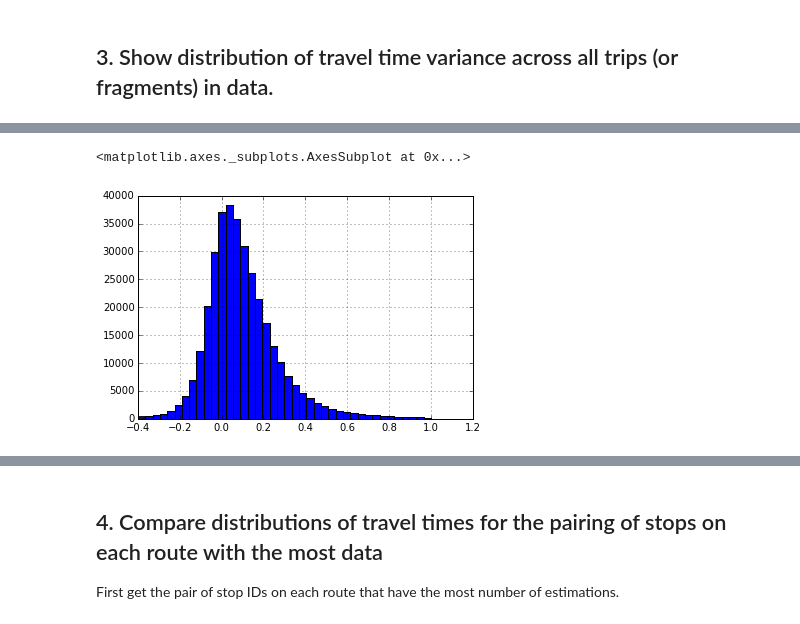
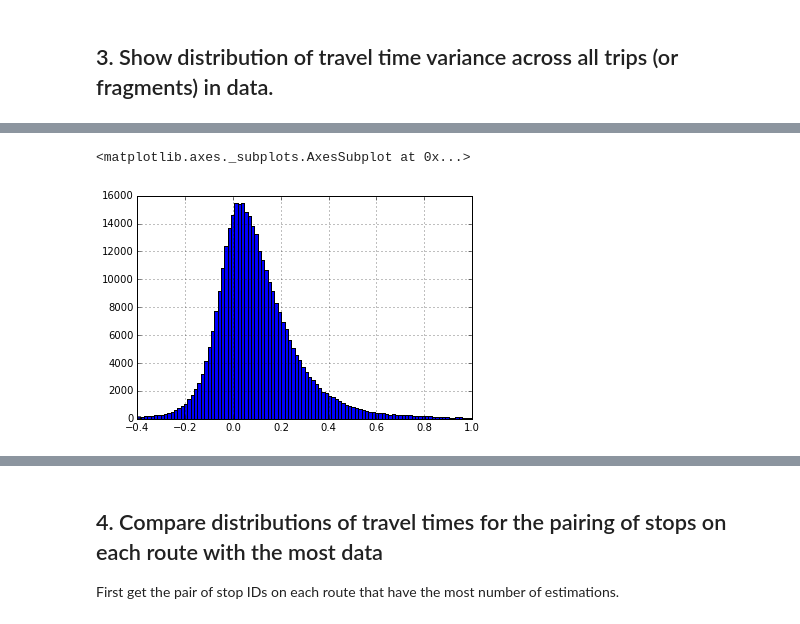
Before and after one commit to sarangof/Bus-Capstone, a Jupyter notebook: demonstration/travel_time_distributions.ipynb, the cells around one changed output, grey strips where cells are left out. Cells and saved outputs as stored; diff of their text form; code cells hidden in the pictures.

```diff
--- a/demonstration/travel_time_distributions.ipynb
+++ b/demonstration/travel_time_distributions.ipynb
@@ -96,6 +96,7 @@ travel_times.query('ttime_schedule > 0')['ttime_var'].hist(range=(-500,1500),bin
 # %%
 ttime_var_pct = travel_times.query('ttime_schedule > 0')['ttime_var']/travel_times.query('ttime_schedule > 0')['ttime_schedule']
-ttime_var_pct.hist(range=(-0.4,1),bins=40)
-# %% [output]
-<matplotlib.axes._subplots.AxesSubplot at 0x...>
-[figure, removed]
+# %%
+plt.ttime_var_pct.hist(range=(-0.4,1),bins=100)
+# %% [output]
+<matplotlib.axes._subplots.AxesSubplot at 0x...>
+[figure, added]
```
Also changed, not shown: parts of 3 cells of this notebook, 8 other files.
